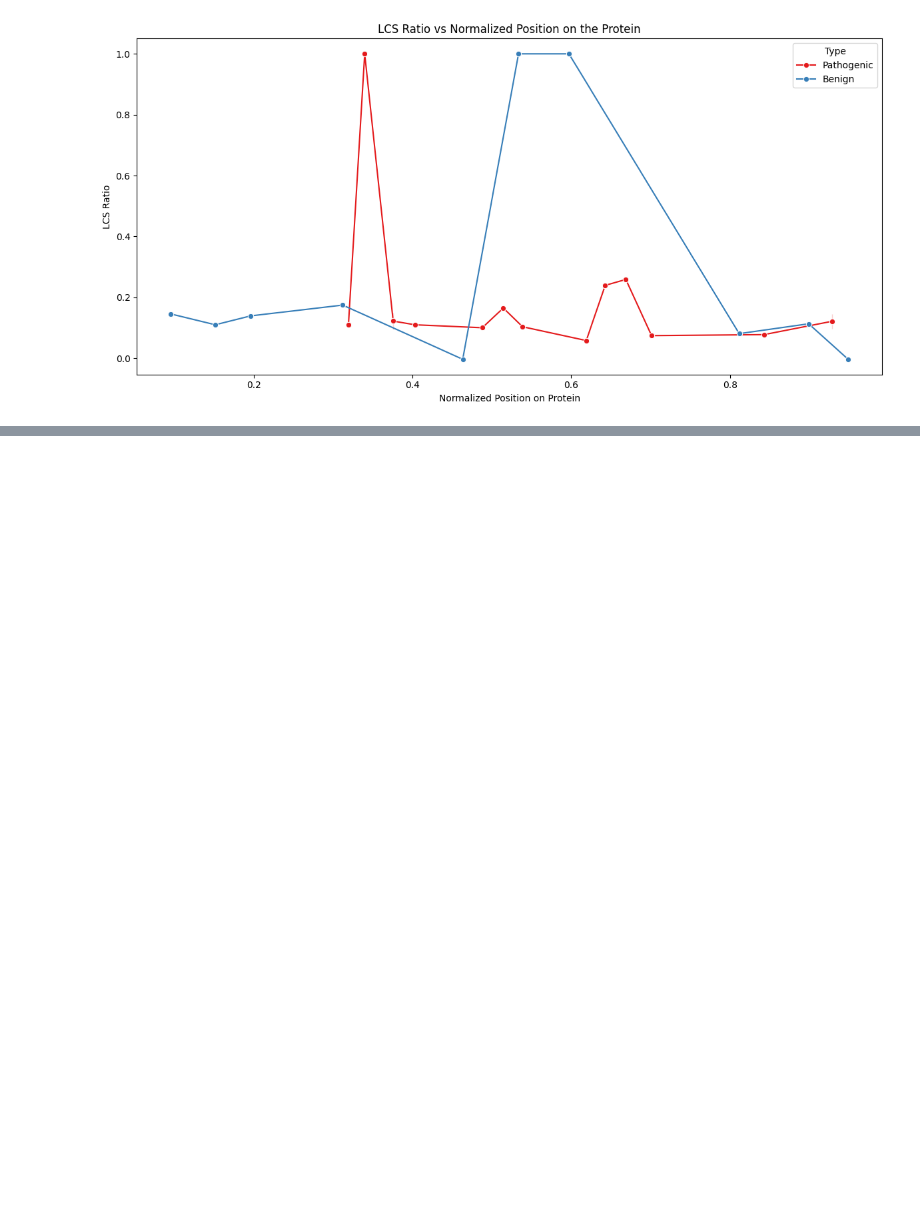
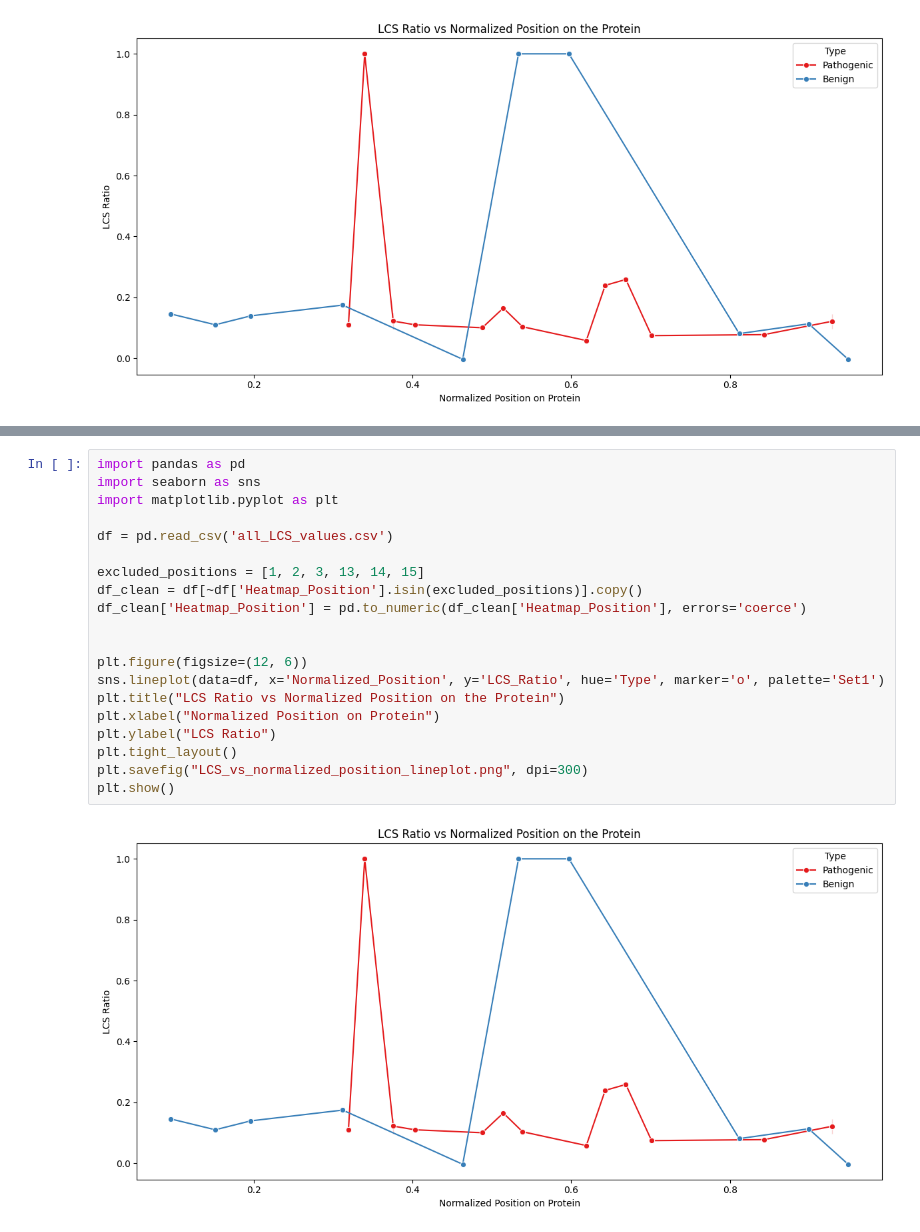
Before and after one commit to annabelrice30/Annabel-BSc-Project, a Jupyter notebook: BSc Project.ipynb, the cells around one changed output, grey strips where cells are left out. Cells and saved outputs as stored; diff of their text form; blank space fills up the shorter version.

```diff
--- a/BSc Project.ipynb
+++ b/BSc Project.ipynb
@@ -3582,0 +3822,22 @@ plt.show()
+# %%
+import pandas as pd
+import seaborn as sns
+import matplotlib.pyplot as plt
+
+df = pd.read_csv('all_LCS_values.csv')
+
+excluded_positions = [1, 2, 3, 13, 14, 15]
+df_clean = df[~df['Heatmap_Position'].isin(excluded_positions)].copy()
+df_clean['Heatmap_Position'] = pd.to_numeric(df_clean['Heatmap_Position'], errors='coerce')
+
+
+plt.figure(figsize=(12, 6))
+sns.lineplot(data=df, x='Normalized_Position', y='LCS_Ratio', hue='Type', marker='o', palette='Set1')
+plt.title("LCS Ratio vs Normalized Position on the Protein")
+plt.xlabel("Normalized Position on Protein")
+plt.ylabel("LCS Ratio")
+plt.tight_layout()
+plt.savefig("LCS_vs_normalized_position_lineplot.png", dpi=300)
+plt.show()
+# %% [output]
+[figure, added]
```
Also changed, not shown: parts of 9 cells of this notebook, 9 other files.
